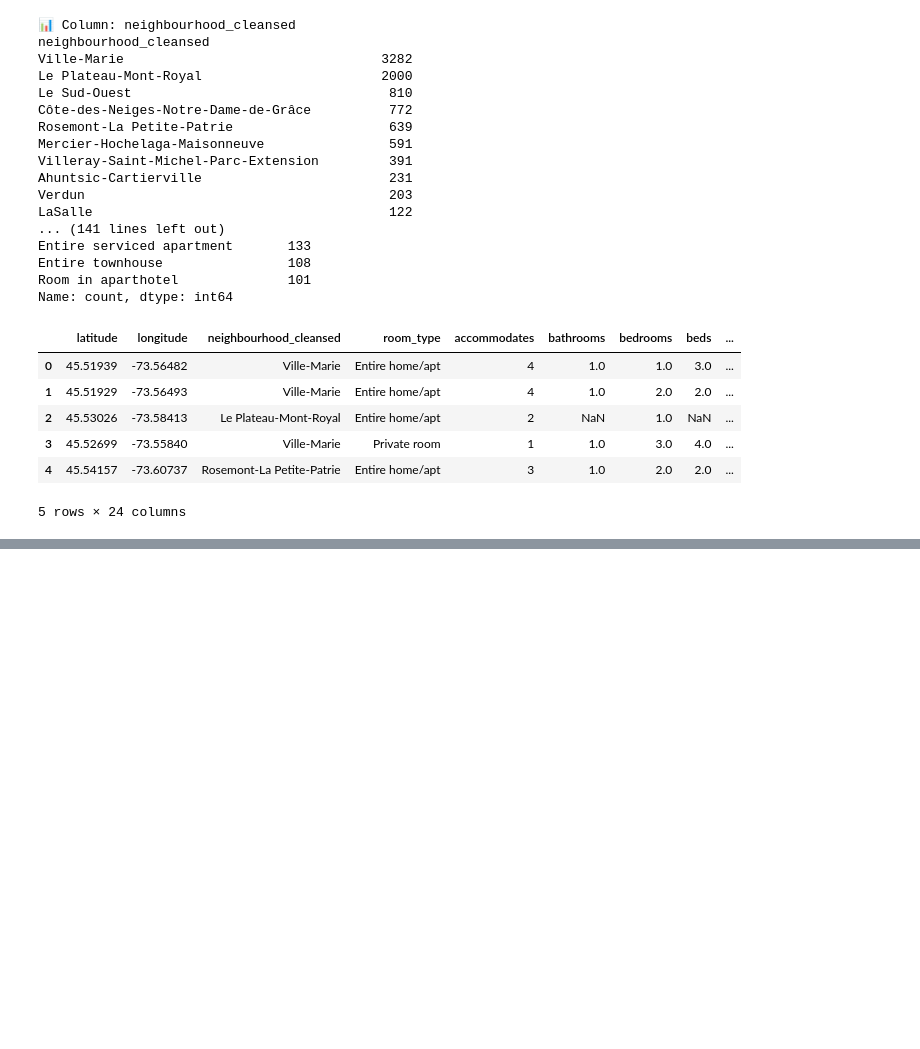
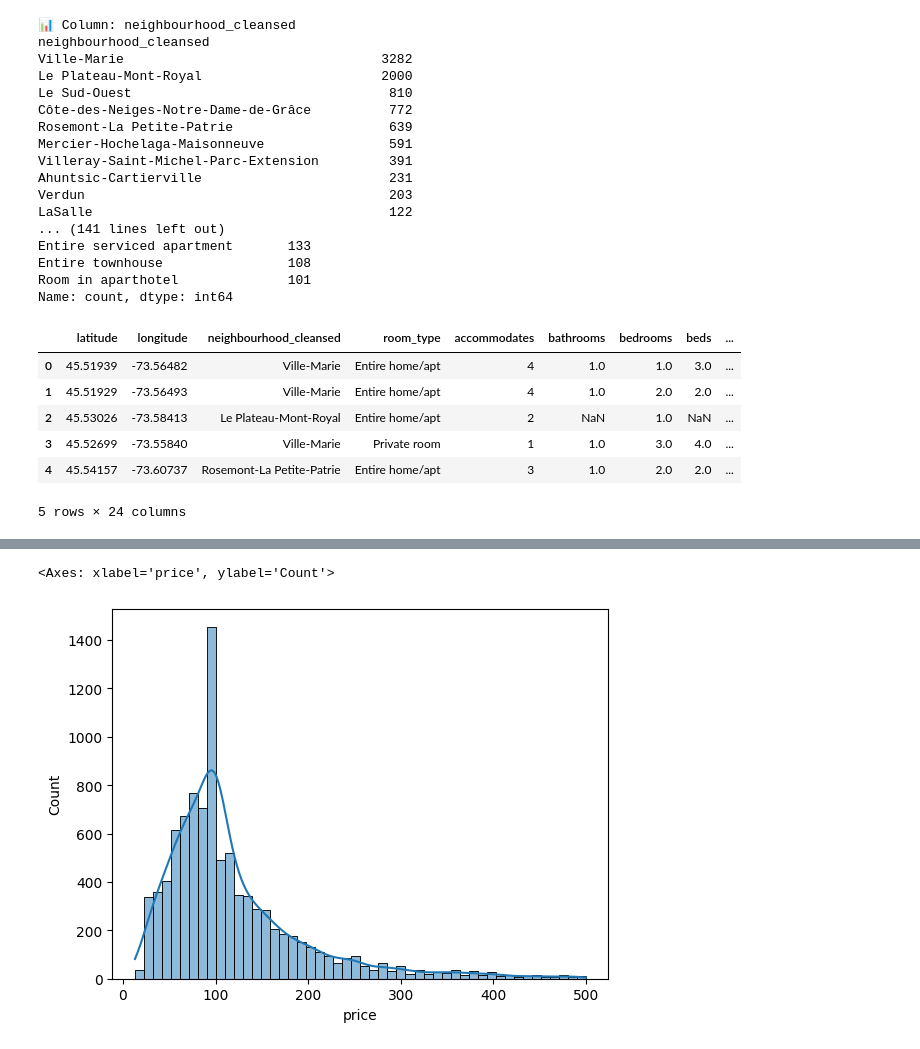
Before and after one commit to pity-piggy/bnb, a Jupyter notebook: bnb_repo/notebooks/airbnb.ipynb, the cells around one changed output, grey strips where cells are left out. Cells and saved outputs as stored; diff of their text form; code cells hidden in the pictures; blank space fills up the shorter version.

```diff
--- a/bnb_repo/notebooks/airbnb.ipynb
+++ b/bnb_repo/notebooks/airbnb.ipynb
@@ -222,0 +255,5 @@ dF. head()
+# %%
+sns.histplot(dF[dF['price'] <= 500]['price'], bins=50, kde=True)
+# %% [output]
+<Axes: xlabel='price', ylabel='Count'>
+[figure, added]
```
Also changed, not shown: parts of 13 cells of this notebook.
